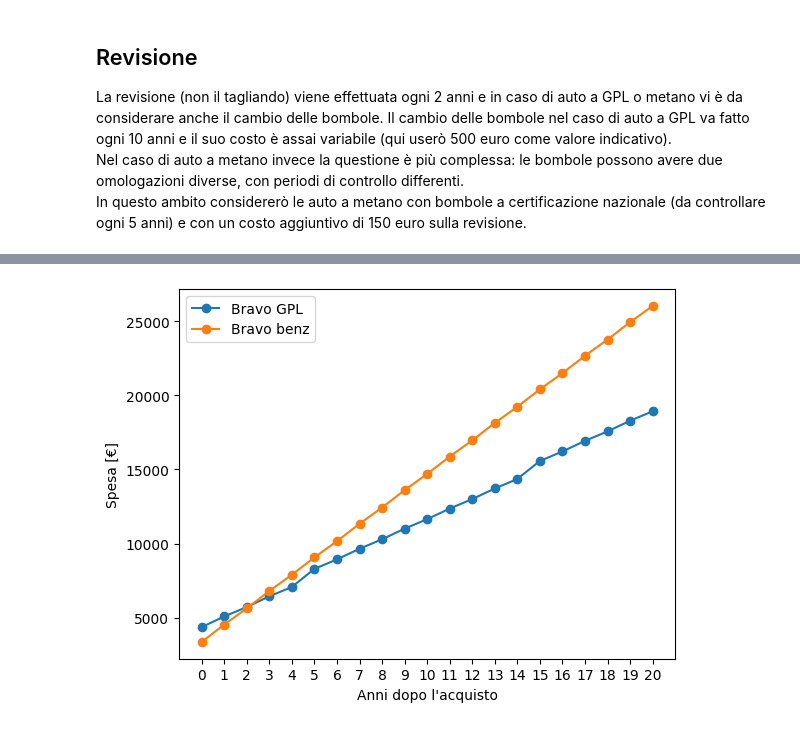
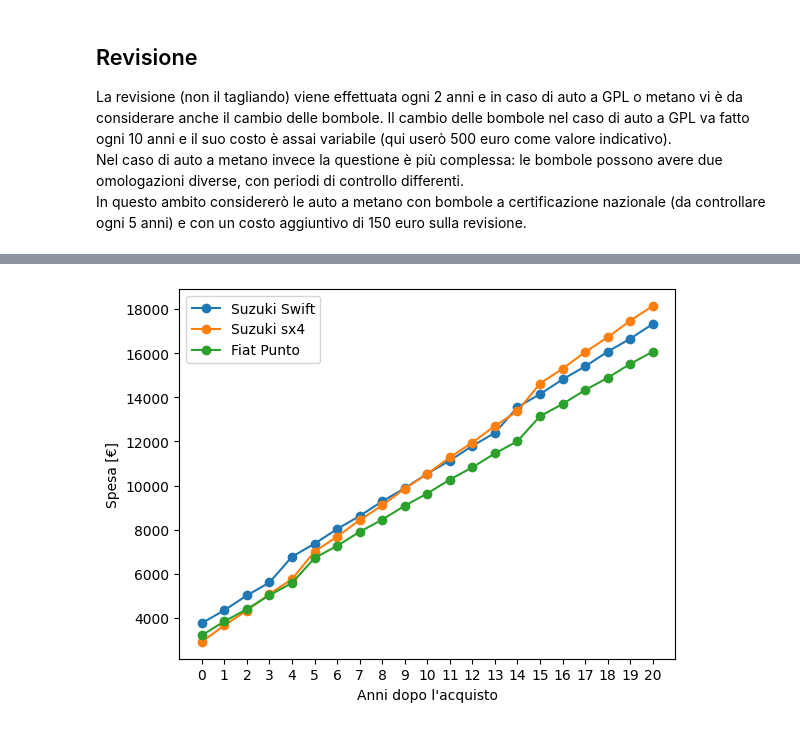
Before and after one commit to Zolsto/CostoAuto, a Jupyter notebook: CostoAuto.ipynb, the cells around one changed output, grey strips where cells are left out. Cells and saved outputs as stored; diff of their text form; code cells hidden in the pictures.

```diff
--- a/CostoAuto.ipynb
+++ b/CostoAuto.ipynb
@@ -182,7 +183,7 @@ La media dei consumi di un motore a GPL è: 6.81 L/100 km
 La media dei consumi di un motore a metano è: 3.23 L/100 km
 La media dei consumi di un'auto full hybrid è: 4.71 L/100 km
 # %%
-def calcoloCarb(auto: dict, consumi: dict, km: float=10000) -> float:
+def calcoloCarb(auto: dict, prezzo: dict, km: float=10000) -> float:
     """
     Questa funzione stima la spesa annuale in carburante.
 
@@ -199,11 +200,12 @@ def calcoloCarb(auto: dict, consumi: dict, km: float=10000) -> float:
         "gpl":0.688,
         "metano":1.264
     }
-    tipo = auto["carb"].lower()
     carb = auto["carb"].lower()
-    if not(carb in prezzo):
-        carb = "benzina"
-    return prezzo[carb]*consumi[tipo]*km/100
+    if carb in prezzo:
+        return prezzo[carb]*auto["cons"]*km/100
+    else:
+        print("Carburante non valido.")
+        return 0
 # %% [markdown]
 ## Revisione
 La revisione (non il tagliando) viene effettuata ogni 2 anni e in caso di auto a GPL o metano vi è da considerare anche il cambio delle bombole.
@@ -234,7 +236,7 @@ def costoRev(auto: dict, anno: float) -> float:
     else:
         return 0
 # %%
-def costoTempo(auto: dict, consumi: dict, anni: int=20, sovra: float=0.3, km: float=10000) -> list:
+def costoTempo(auto: dict, prezzi: dict, anni: int=20, sovra: float=0.3, km: float=10000) -> list:
     """
     Questa funzione salva in un array il progredire delle spese per l'auto.
 
@@ -255,39 +257,68 @@ def costoTempo(auto: dict, consumi: dict, anni: int=20, sovra: float=0.3, km: fl
             annuale = auto["costo"]+passProp(auto, sovra)
         else:
             annuale = costo[i-1]
-            annuale += costoRev(auto, now+i) + calcoloBollo(auto, now+i) + calcoloCarb(auto, consumi, km)
+            annuale += costoRev(auto, now+i) + calcoloBollo(auto, now+i) + calcoloCarb(auto, prezzi, km)
         costo.append(annuale)
     return costo
 # %%
+'''
+Le informazioni di un'auto sono salvate in un dizionario, strutturato nel seguente modo:
+    nome (string): Nome dell'auto
+    anno (float): Anno di immatricolazione
+    euro (float): Classe del veicolo
+    kw (float): kW di potenza
+    cons (float): consumi dell'auto
+    costo (float): costo dell'auto
+    usata (boolean): se l'auto è comprata usata oppure no
+    carb (string): carburante usato dall'auto
+    bombole (float): anno dell'ultima revisione delle bombole
+'''
+
 auto1 = {
-    "nome":"Bravo GPL",
+    "nome":"Suzuki Swift",
+    "anno":2008,
+    "euro":4,
+    "kw":68,
+    "cons":6,
+    "costo":3400,
+    "usata":True,
+    "carb":"gpl",
+    "bombole":2018
+}
+auto2 = {
+    "nome":"Suzuki sx4",
     "anno":2009,
     "euro":4,
-    "kw":66,
-    "costo":4000,
+    "kw":79,
+    "cons":6.8,
+    "costo":2500,
+    "usata":True,
+    "carb":"gpl",
+    "bombole":2019
+}
+auto3 = {
+    "nome":"Fiat Punto",
+    "anno":2009,
+    "euro":4,
+    "kw":57,
+    "cons":5.9,
+    "costo":2900,
     "usata":True,
     "carb":"gpl",
     "bombole":2019
 }
 
-auto2 = {
-    "nome":"Bravo benz",
-    "anno":2009,
-    "euro":4,
-    "kw":66,
-    "costo":3000,
-    "usata":True,
-    "carb":"benzina",
-    "bombole":None
-}
+curr = datetime.datetime.now().year
+vita = 20
+costo1 = costoTempo(auto1, prezzo, vita)
+#print(costo1)
+costo2 = costoTempo(auto2, prezzo, vita)
+#print(costo2)
+costo3 = costoTempo(auto3, prezzo, vita)
 
-vita = 20
-costo1 = costoTempo(auto1, cons, vita)
-print(costo1)
-costo2 = costoTempo(auto2, cons, vita)
-print(costo2)
 plt.plot(costo1, marker="o", label=auto1["nome"]);
 plt.plot(costo2, marker="o", label=auto2["nome"]);
+plt.plot(costo3, marker="o", label=auto3["nome"]);
 plt.xlabel("Anni dopo l'acquisto");
 plt.ylabel("Spesa [€]");
 plt.xticks(range(vita+1));
@@ -298 +327 @@ plt.legend();
-[figure, old version]
+[figure, new version]
```
Also changed, not shown: parts of 3 cells of this notebook.
